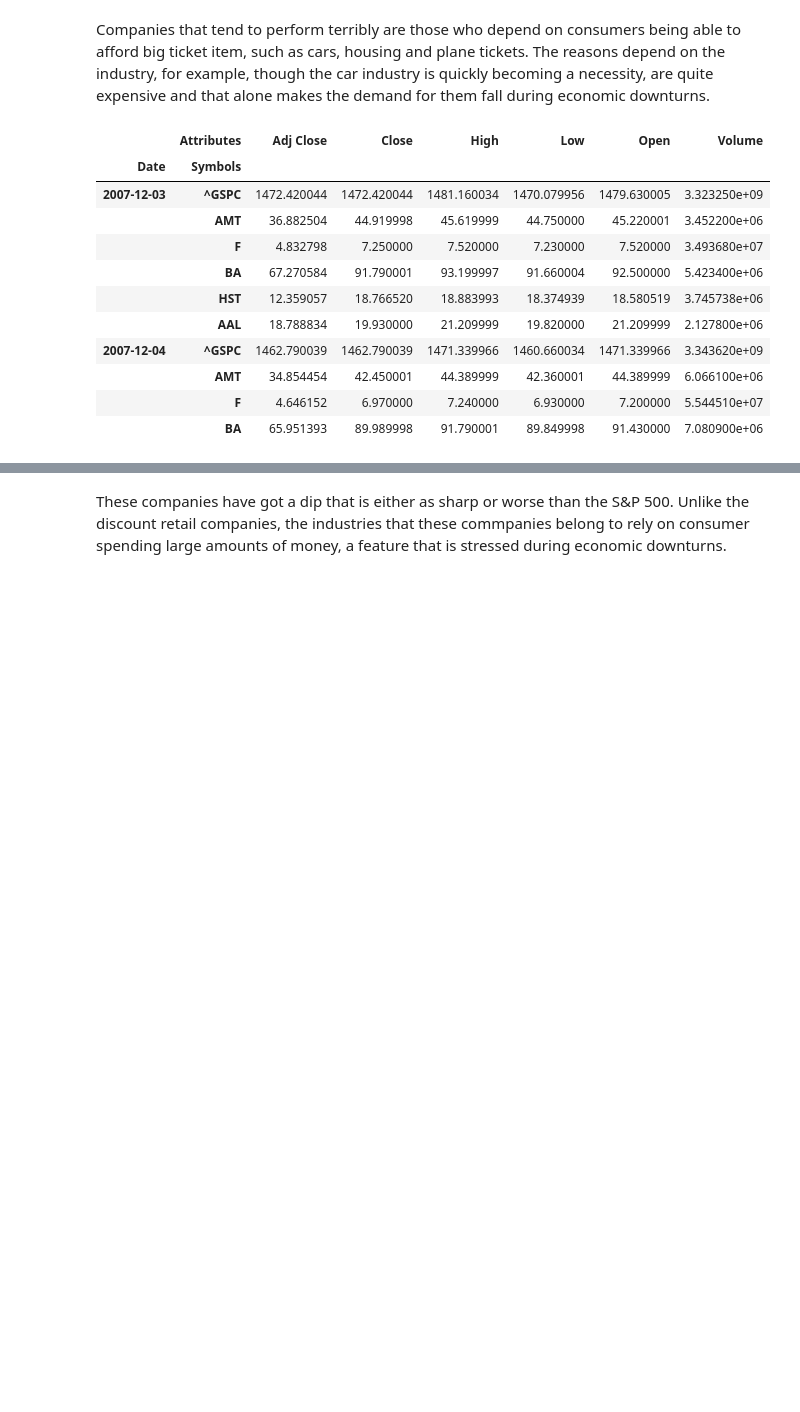
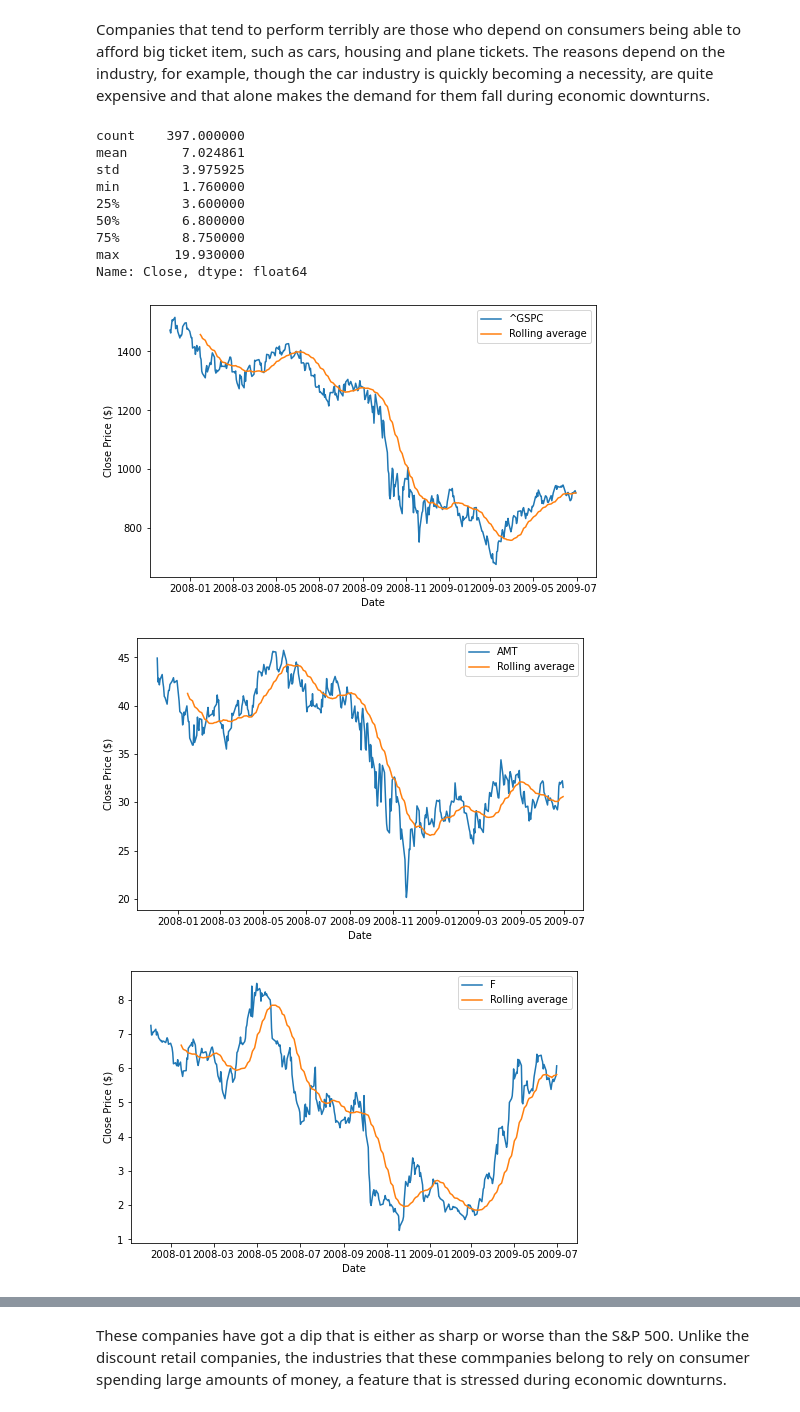
Before and after one commit to BeyeA/Stock-Market-Data-Science, a Jupyter notebook: Recession Proof Stocks.ipynb, the cells around one changed output, grey strips where cells are left out. Drawn from its saved outputs; the diff is of its cells as text; code cells hidden in the pictures; blank space fills up the shorter version.

```diff
--- a/Recession Proof Stocks.ipynb
+++ b/Recession Proof Stocks.ipynb
@@ -100,17 +91,18 @@ cars, housing and plane tickets. The reasons depend on the industry, for example
 becoming a necessity, are quite expensive and that alone makes the demand for them fall during economic downturns.
 # %%
 data_pack = readmydata(tickers=['^GSPC', 'AMT', 'F', 'BA', 'HST', 'AAL'], start_date='2007-12-01', end_date='2009-06-30')
-data_pack.head(10)
+#data_pack.head(10)
+pickmydata(data_pack, "Close", 30)
 # %% [output]
-|  | Attributes | Adj Close | Close | High | Low | Open | Volume |
-| Date | Symbols |  |  |  |  |  |  |
-| 2007-12-03 | ^GSPC | 1472.420044 | 1472.420044 | 1481.160034 | 1470.079956 | 1479.630005 | 3.323250e+09 |
-|  | AMT | 36.882504 | 44.919998 | 45.619999 | 44.750000 | 45.220001 | 3.452200e+06 |
-|  | F | 4.832798 | 7.250000 | 7.520000 | 7.230000 | 7.520000 | 3.493680e+07 |
-|  | BA | 67.270584 | 91.790001 | 93.199997 | 91.660004 | 92.500000 | 5.423400e+06 |
-|  | HST | 12.359057 | 18.766520 | 18.883993 | 18.374939 | 18.580519 | 3.745738e+06 |
-|  | AAL | 18.788834 | 19.930000 | 21.209999 | 19.820000 | 21.209999 | 2.127800e+06 |
-| 2007-12-04 | ^GSPC | 1462.790039 | 1462.790039 | 1471.339966 | 1460.660034 | 1471.339966 | 3.343620e+09 |
-|  | AMT | 34.854454 | 42.450001 | 44.389999 | 42.360001 | 44.389999 | 6.066100e+06 |
-|  | F | 4.646152 | 6.970000 | 7.240000 | 6.930000 | 7.200000 | 5.544510e+07 |
-|  | BA | 65.951393 | 89.989998 | 91.790001 | 89.849998 | 91.430000 | 7.080900e+06 |
+count    397.000000
+mean       7.024861
+std        3.975925
+min        1.760000
+25%        3.600000
+50%        6.800000
+75%        8.750000
+max       19.930000
+Name: Close, dtype: float64
+[figure, added]
+[figure, added]
+[figure, added]
```
Also changed, not shown: parts of 7 cells of this notebook.
